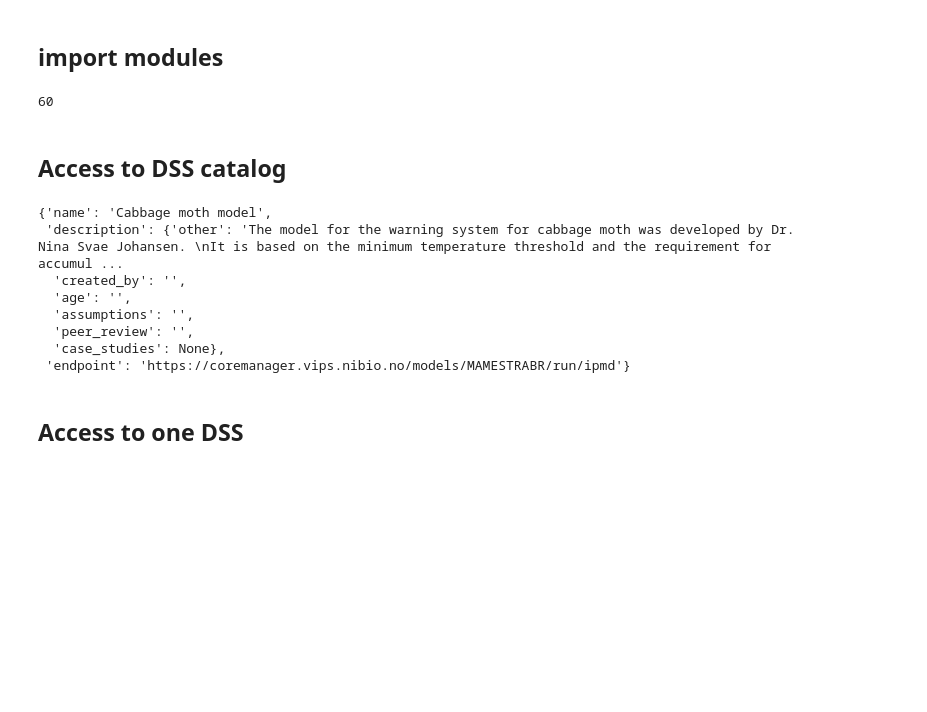
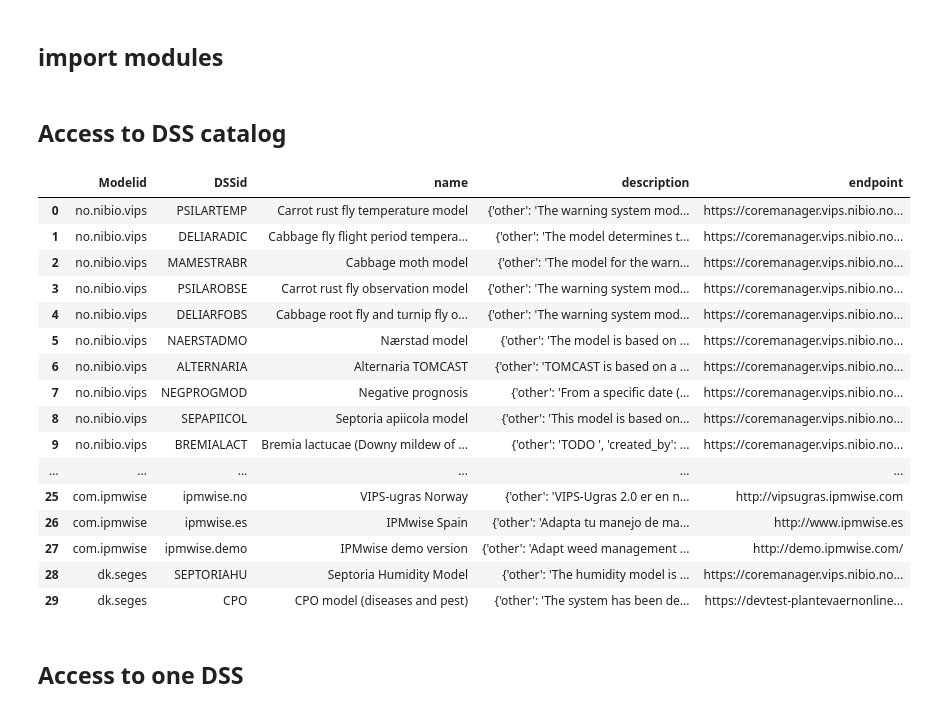
Before and after one commit to H2020-IPM-openalea/DSS, a Jupyter notebook: example/ipm_dss.ipynb, the cells around one changed output. Drawn from its saved outputs; the diff is of its cells as text; code cells hidden in the pictures; blank space fills up the shorter version.

```diff
--- a/example/ipm_dss.ipynb
+++ b/example/ipm_dss.ipynb
@@ -5,23 +5,29 @@
 # %%
 from openalea.dss.ipm_DSS import DSSHub,DSSdata
 import pandas
-pandas.options.display.max_rows
-# %% [output]
-60
 # %% [markdown]
 ## Access to DSS catalog
 # %%
-dss = DSSHub()
-dss.list_dss(ViewDataFrame=False)['no.nibio.vips']['MAMESTRABR']
+catalog= dss = DSSHub()
+dss.list_dss(ViewDataFrame=True)
 # %% [output]
-{'name': 'Cabbage moth model',
- 'description': {'other': 'The model for the warning system for cabbage moth was developed by Dr. Nina Svae Johansen. \nIt is based on the minimum temperature threshold and the requirement for accumul ...
-  'created_by': '',
-  'age': '',
-  'assumptions': '',
-  'peer_review': '',
-  'case_studies': None},
- 'endpoint': 'https://coremanager.vips.nibio.no/models/MAMESTRABR/run/ipmd'}
+|  | Modelid | DSSid | name | description | endpoint |
+| 0 | no.nibio.vips | PSILARTEMP | Carrot rust fly temperature model | {'other': 'The warning system mod... | https://coremanager.vips.nibio.no... |
+| 1 | no.nibio.vips | DELIARADIC | Cabbage fly flight period tempera... | {'other': 'The model determines t... | https://coremanager.vips.nibio.no... |
+| 2 | no.nibio.vips | MAMESTRABR | Cabbage moth model | {'other': 'The model for the warn... | https://coremanager.vips.nibio.no... |
+| 3 | no.nibio.vips | PSILAROBSE | Carrot rust fly observation model | {'other': 'The warning system mod... | https://coremanager.vips.nibio.no... |
+| 4 | no.nibio.vips | DELIARFOBS | Cabbage root fly and turnip fly o... | {'other': 'The warning system mod... | https://coremanager.vips.nibio.no... |
+| 5 | no.nibio.vips | NAERSTADMO | Nærstad model | {'other': 'The model is based on ... | https://coremanager.vips.nibio.no... |
+| 6 | no.nibio.vips | ALTERNARIA | Alternaria TOMCAST | {'other': 'TOMCAST is based on a ... | https://coremanager.vips.nibio.no... |
+| 7 | no.nibio.vips | NEGPROGMOD | Negative prognosis | {'other': 'From a specific date (... | https://coremanager.vips.nibio.no... |
+| 8 | no.nibio.vips | SEPAPIICOL | Septoria apiicola model | {'other': 'This model is based on... | https://coremanager.vips.nibio.no... |
+| 9 | no.nibio.vips | BREMIALACT | Bremia lactucae (Downy mildew of ... | {'other': 'TODO ', 'created_by': ... | https://coremanager.vips.nibio.no... |
+| ... | ... | ... | ... | ... | ... |
+| 25 | com.ipmwise | ipmwise.no | VIPS-ugras Norway | {'other': 'VIPS-Ugras 2.0 er en n... | http://vipsugras.ipmwise.com |
+| 26 | com.ipmwise | ipmwise.es | IPMwise Spain | {'other': 'Adapta tu manejo de ma... | http://www.ipmwise.es |
+| 27 | com.ipmwise | ipmwise.demo | IPMwise demo version | {'other': 'Adapt weed management ... | http://demo.ipmwise.com/ |
+| 28 | dk.seges | SEPTORIAHU | Septoria Humidity Model | {'other': 'The humidity model is ... | https://coremanager.vips.nibio.no... |
+| 29 | dk.seges | CPO | CPO model (diseases and pest) | {'other': 'The system has been de... | https://devtest-plantevaernonline... |
 # %% [markdown]
 ## Access to one DSS
 # %%
```
